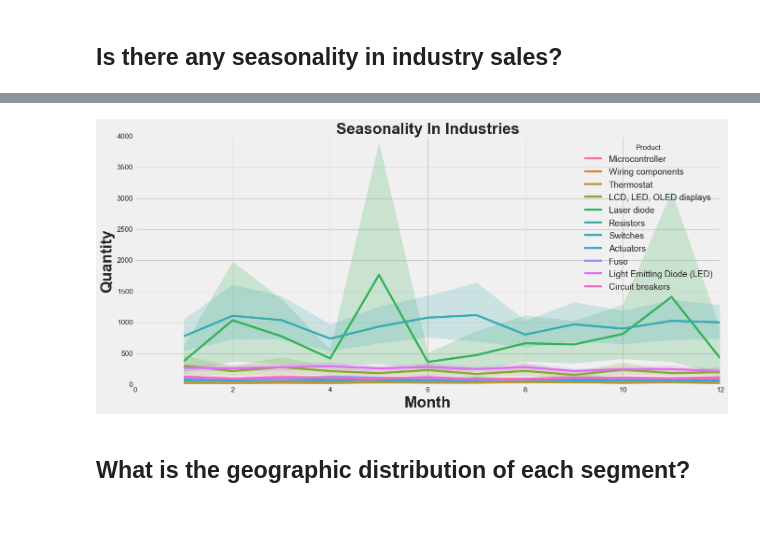
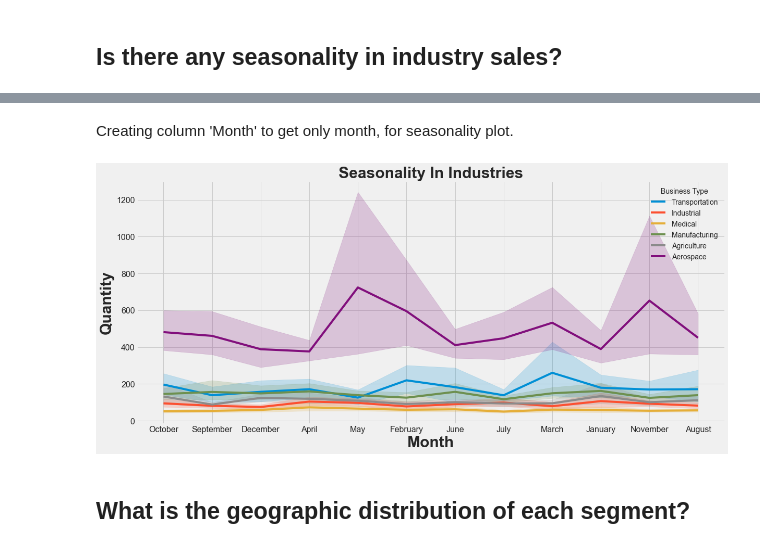
Before and after one commit to ValGRY/Data-Science-Projects, a Jupyter notebook: Techno Industries Inc/Techno Industries Inc..ipynb, the cells around one changed output, grey strips where cells are left out. Saved outputs shown, nothing was run; the diff lists cells and outputs as text; code cells hidden in the pictures; blank space fills up the shorter version.

```diff
--- a/Techno Industries Inc/Techno Industries Inc..ipynb
+++ b/Techno Industries Inc/Techno Industries Inc..ipynb
@@ -263,2 +256,0 @@ Creating column 'Month' to get only month, for seasonality plot.
-# %%
-df['Month'] = df['Date'].dt.month
@@ -281,18 +257,2 @@ df.head().T
-# %%
-plt.style.use('fivethirtyeight')
-
-months = ["JAN", "FEB", "MAR", "APR", "MAY", "JUN", "JUL", "AUG", "SEPT", "OCT", "NOV", "DEC"]
-
-y = df['Quantity']
-x = df['Month']
-hue = df['Product']
-
-plt.figure(figsize=(18,8))
-
-sns.lineplot(data = df, x = x, y = y, hue = hue)
-
-plt.xlabel('Month', size = 30, weight='bold')
-plt.ylabel('Quantity', size = 30, weight='bold')
-plt.title('Seasonality In Industries', size = 30, weight='bold');
-# %% [output]
-[figure, removed]
+# %% [markdown]
+Creating column 'Month' to get only month, for seasonality plot.
@@ -299,3 +263,31 @@ plt.title('Seasonality In Industries', size = 30, weight='bold');
+# %%
+df['Month'] = pd.to_datetime(df['Date']).dt.month_name()
+# %%
+plt.style.use('fivethirtyeight')
+
+#months = ["JAN", "FEB", "MAR", "APR", "MAY", "JUN", "JUL", "AUG", "SEPT", "OCT", "NOV", "DEC"]
+
+
+y = df['Quantity']
+x = df['Month']
+hue = df['Business Type']
+
+plt.figure(figsize=(18,8))
+
+t = sns.lineplot(x = x, y = y, data = df, hue = hue)
+
+
+#t.set_xticks(df.Month.value_counts().sort_index().index)
+#t.set_xticklabels(months)
+
+
+plt.yticks(size = 16)
+plt.xticks(size = 16)
+plt.xlabel('Month', size = 30, weight = 'bold')
+plt.ylabel('Quantity', size = 30, weight = 'bold')
+plt.title('Seasonality In Industries', size = 30, weight='bold');
+# %% [output]
+[figure, added]
 # %% [markdown]
 ## What is the geographic distribution of each segment?
 # %% [markdown]
```
Also changed, not shown: parts of 8 cells of this notebook.
